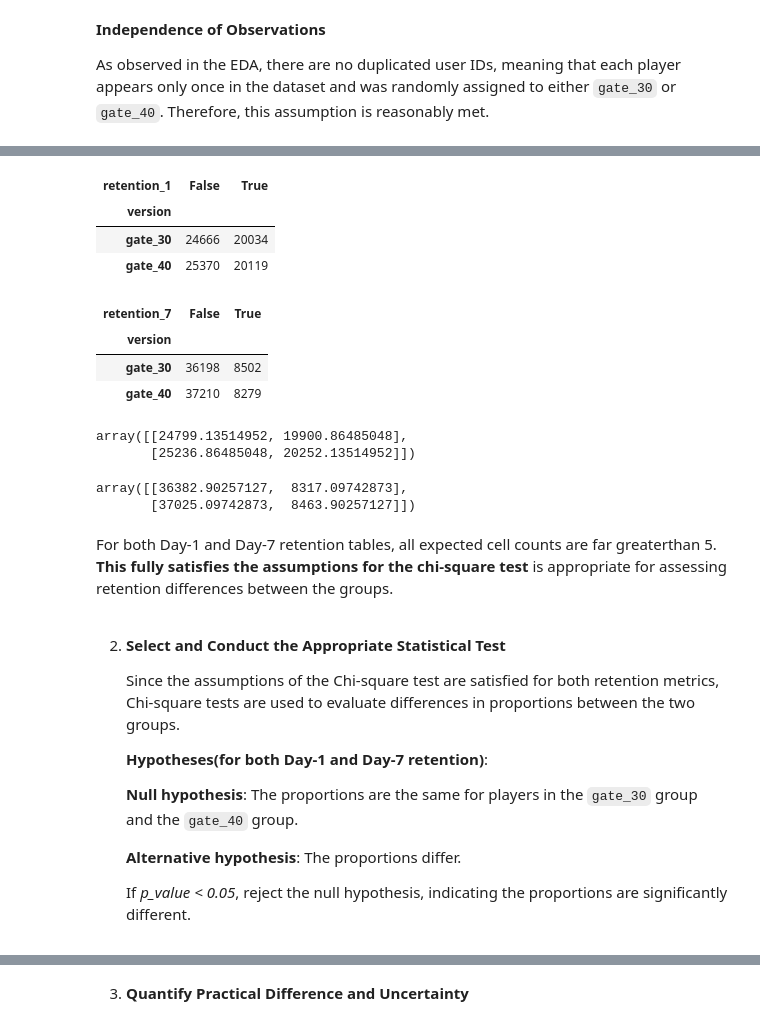
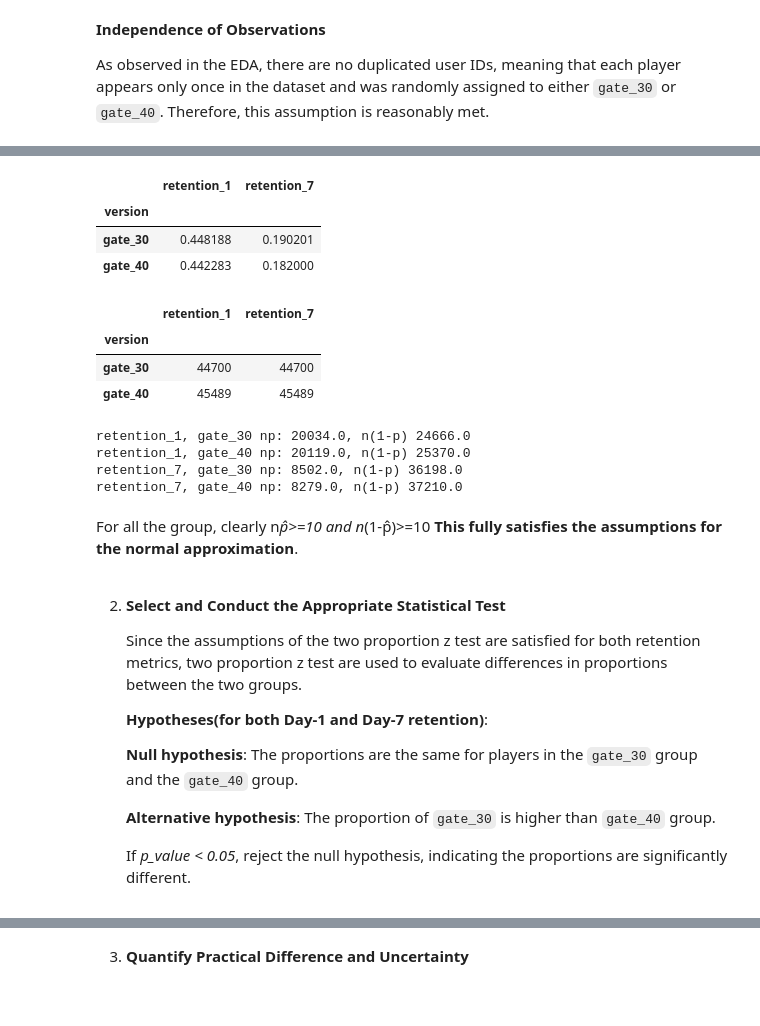
Before and after one commit to Itaru2018/Cookie_cats, a Jupyter notebook: notebook/cookie_cats.ipynb, the cells around one changed output, grey strips where cells are left out. Saved outputs shown, nothing was run; the diff lists cells and outputs as text; code cells hidden in the pictures; blank space fills up the shorter version.

```diff
--- a/notebook/cookie_cats.ipynb
+++ b/notebook/cookie_cats.ipynb
@@ -674,48 +700,44 @@ As observed in the EDA, there are no duplicated user IDs, meaning that each play
-# %%
-# Create the contingency table for `retention_1`  to calculate expected cell counts
-contingency_table_1 = pd.crosstab(df['version'], df['retention_1'])
-contingency_table_1
-# %% [output]
-| retention_1 | False | True |
-| version |  |  |
-| gate_30 | 24666 | 20034 |
-| gate_40 | 25370 | 20119 |
-# %%
-# Create the contingency table for `retention_7`  to calculate expected cell counts
-contingency_table_7 = pd.crosstab(df['version'], df['retention_7'])
-contingency_table_7
-# %% [output]
-| retention_7 | False | True |
-| version |  |  |
-| gate_30 | 36198 | 8502 |
-| gate_40 | 37210 | 8279 |
-# %%
-# Calculate expected cell counts fore `retention_1`
-from scipy.stats import chi2_contingency
-chi2_1, p_1, dof_1, expected_1 = chi2_contingency(contingency_table_1)
-expected_1
-# %% [output]
-array([[24799.13514952, 19900.86485048],
-       [25236.86485048, 20252.13514952]])
-# %%
-# Calculate expected cell counts `retention_7`
-chi2_7, p_7, dof_7, expected_7 = chi2_contingency(contingency_table_7)
-expected_7
-# %% [output]
-array([[36382.90257127,  8317.09742873],
-       [37025.09742873,  8463.90257127]])
+# %%
+# Check the retention rate table
+retention_rate_cat
+# %% [output]
+|  | retention_1 | retention_7 |
+| version |  |  |
+| gate_30 | 0.448188 | 0.190201 |
+| gate_40 | 0.442283 | 0.182000 |
+# %%
+# Check the sample size
+retention_rate_count = df.groupby('version')[['retention_1', 'retention_7']].count()
+retention_rate_count
+# %% [output]
+|  | retention_1 | retention_7 |
+| version |  |  |
+| gate_30 | 44700 | 44700 |
+| gate_40 | 45489 | 45489 |
+# %%
+# Calculate n*p and n*1-p
+for retention in ['retention_1', 'retention_7']:
+    for version in ['gate_30', 'gate_40']:
+        np = retention_rate_count.loc[version, retention] * retention_rate_cat.loc[version, retention]
+        n_minus_p =  retention_rate_count.loc[version, retention] * (1 - retention_rate_cat.loc[version, retention])
+        print(f'{retention}, {version} np: {np}, n(1-p) {n_minus_p}')
+# %% [output]
+retention_1, gate_30 np: 20034.0, n(1-p) 24666.0
+retention_1, gate_40 np: 20119.0, n(1-p) 25370.0
+retention_7, gate_30 np: 8502.0, n(1-p) 36198.0
+retention_7, gate_40 np: 8279.0, n(1-p) 37210.0
 # %% [markdown]
-For both Day-1 and Day-7 retention  tables, all expected cell counts are far  greaterthan 5. **This fully satisfies the assumptions for the chi-square test** is appropriate for assessing retention differences between the groups.
+ For all the group, clearly n*p̂>=10 and n*(1-p̂)>=10 **This fully satisfies the assumptions for the normal approximation**.
 # %% [markdown]
 2. **Select and Conduct the Appropriate Statistical Test**
 
-   Since the assumptions of the Chi-square test are satisfied for both retention metrics, Chi-square tests are used to evaluate differences in proportions between the two groups.
+   Since the assumptions of the two proportion z test are satisfied for both retention metrics, two proportion z test are used to evaluate differences in proportions between the two groups.
 
    **Hypotheses(for both Day-1 and Day-7 retention)**:
 
    **Null hypothesis**: The proportions are the same for players in the `gate_30` group and the `gate_40` group.
 
-   **Alternative hypothesis**: The proportions differ.
+   **Alternative hypothesis**: The proportion of `gate_30` is higher than `gate_40` group.
 
    If *p_value < 0.05*, reject the null hypothesis, indicating the proportions are significantly different.
 # %%
```
Also changed, not shown: parts of 24 cells of this notebook.
